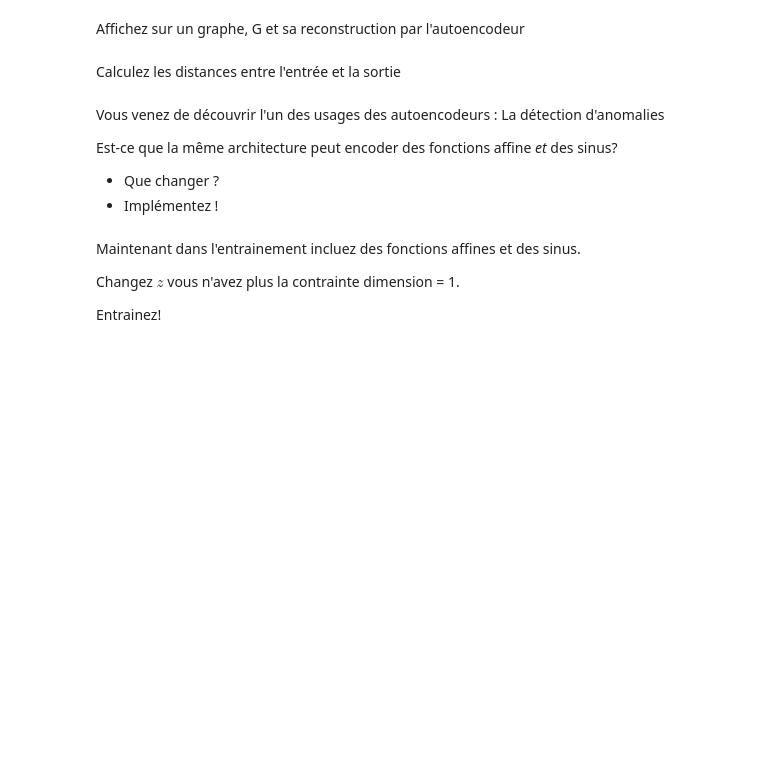
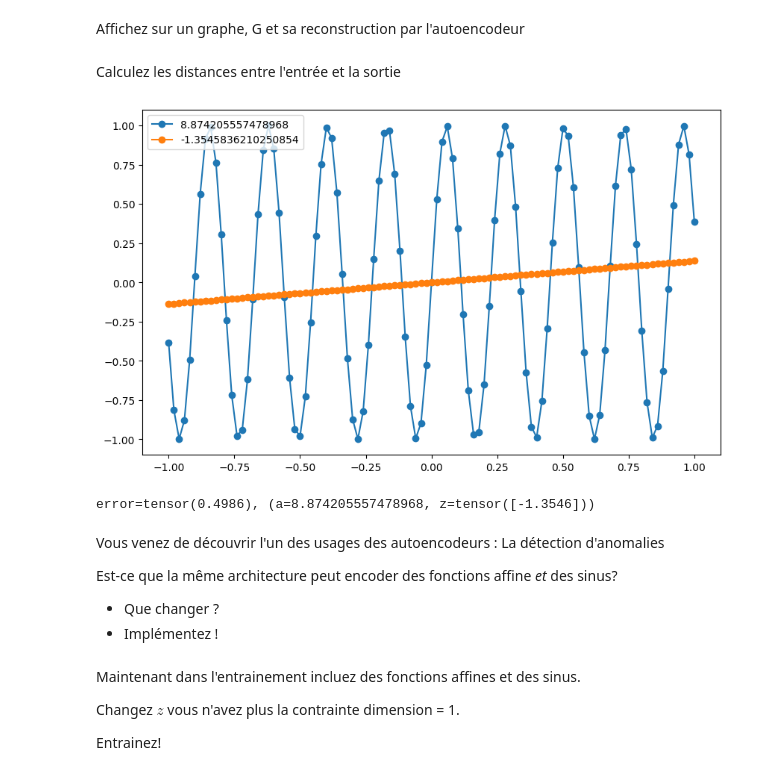
Before and after one commit to charles66820/CREMIfiles, a Jupyter notebook: IS329_fouille/tp5/AutoEncoders.ipynb, the cells around one changed output. Cells and saved outputs as stored; diff of their text form; code cells hidden in the pictures; blank space fills up the shorter version.

```diff
--- a/IS329_fouille/tp5/AutoEncoders.ipynb
+++ b/IS329_fouille/tp5/AutoEncoders.ipynb
@@ -279,0 +295,4 @@ decoderModel = DecoderSinus(vecSize)
+# %%
+layerSize = [vecSize, 40, 10, 1]
+encoderModel = EncoderSinus(layerSize)
+decoderModel = DecoderSinus(layerSize)
@@ -307,6 +365,22 @@ plt.show()
 Affichez sur un graphe, G et sa reconstruction par l'autoencodeur
 # %% [markdown]
 Calculez les distances entre l'entrée et la sortie
+# %%
+sample = gen_sinus_curve(discretization)
+curve = sample["curve"]
+a = sample["parameters"]
+lastZ = 0
+with torch.no_grad():
+    z = encoderModel(curve)
+    lastZ = z
+    new_curve = decoderModel(z)
+    error = loss(curve, new_curve)
+plotCurve(discretization, [list(curve), list(
+    new_curve)], [sample["parameters"], float(lastZ)], True)
+print(f"{error=}, ({a=}, {z=})")
+# %% [output]
+[figure, added]
+error=tensor(0.4986), (a=8.874205557478968, z=tensor([-1.3546]))
 # %% [markdown]
 Vous venez de découvrir l'un des usages des autoencodeurs : La détection d'anomalies
 
```
Also changed, not shown: parts of 10 cells of this notebook.
